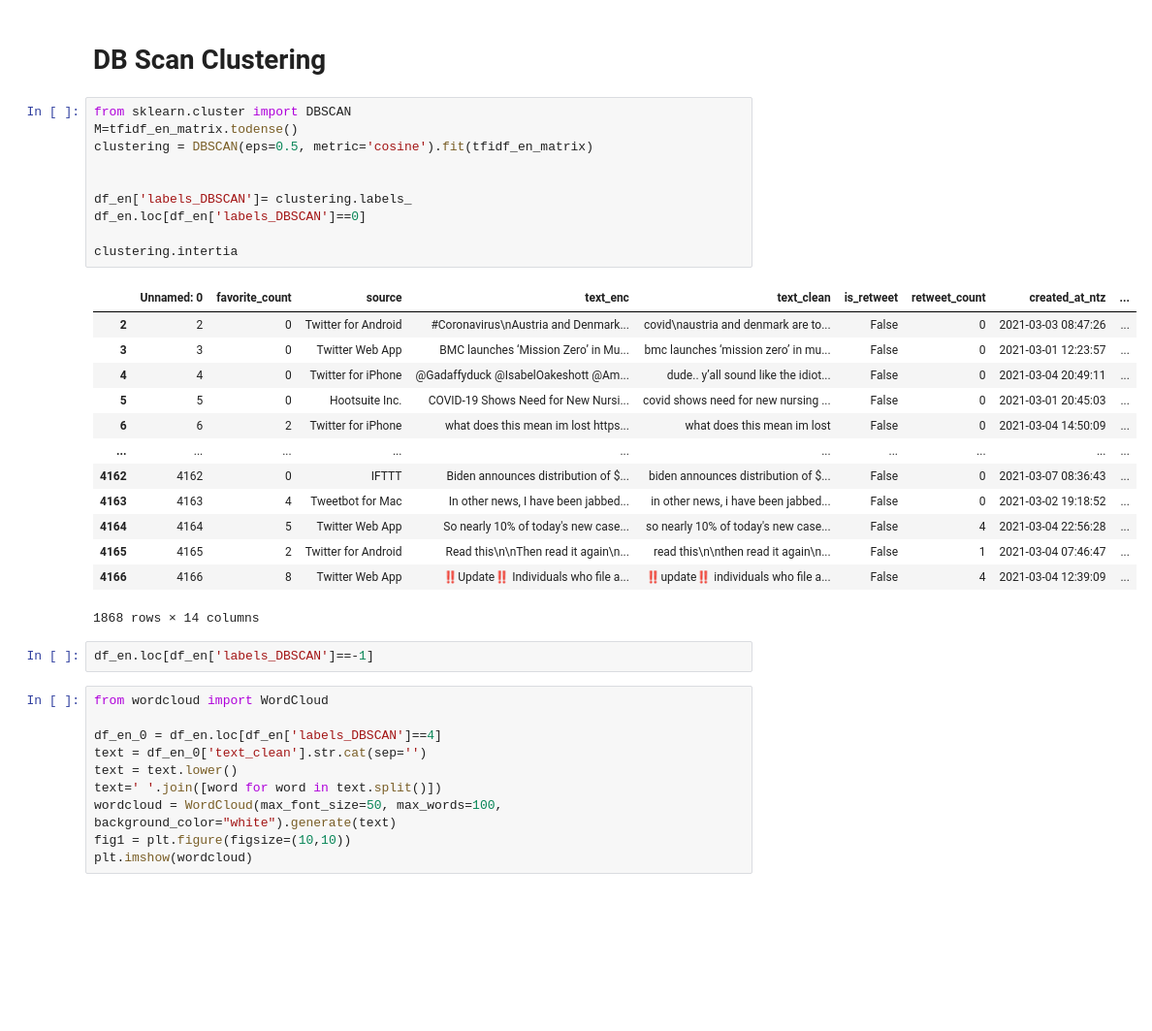
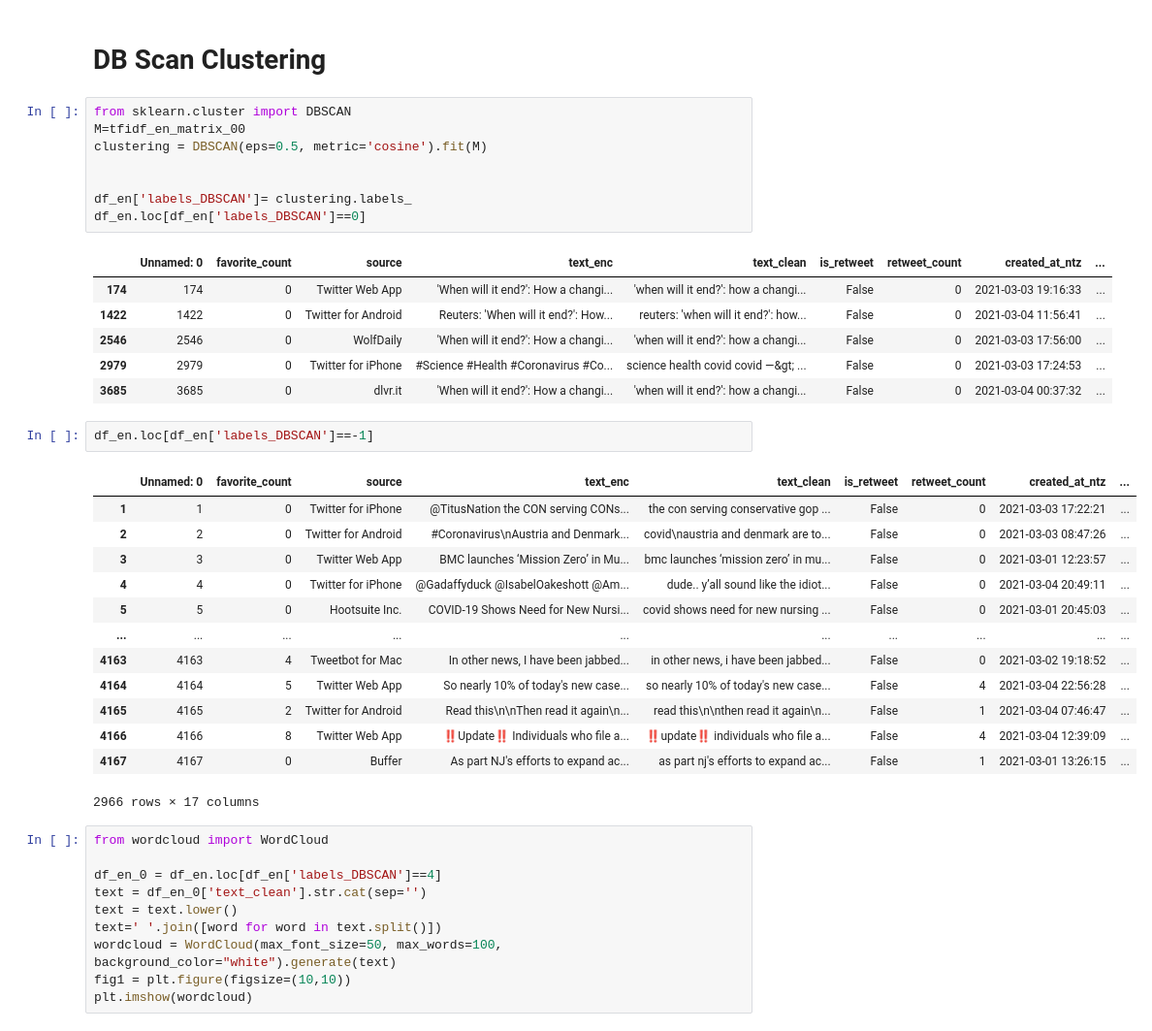
Before and after one commit to giulionenna/Progetto_BI2021, a Jupyter notebook: Mining_notebook.ipynb, the cells around one changed output. Shown at 97% size. Saved outputs shown, nothing was run; the diff lists cells and outputs as text; blank space fills up the shorter version.

```diff
--- a/Mining_notebook.ipynb
+++ b/Mining_notebook.ipynb
@@ -681,30 +702,35 @@ array([0, 0, 0, 0, 0, 0, 0, 0, 0, 0, 0, 0, 0, 0, 0, 0, 0, 0, 0, 0, 0, 0,
 # DB Scan Clustering
 # %%
 from sklearn.cluster import DBSCAN
-M=tfidf_en_matrix.todense()
-clustering = DBSCAN(eps=0.5, metric='cosine').fit(tfidf_en_matrix)
+M=tfidf_en_matrix_00
+clustering = DBSCAN(eps=0.5, metric='cosine').fit(M)
 
 
 df_en['labels_DBSCAN']= clustering.labels_
 df_en.loc[df_en['labels_DBSCAN']==0]
-
-clustering.intertia
 # %% [output]
 |  | Unnamed: 0 | favorite_count | source | text_enc | text_clean | is_retweet | retweet_count | created_at_ntz | ... |
-| 2 | 2 | 0 | Twitter for Android | #Coronavirus\nAustria and Denmark... | covid\naustria and denmark are to... | False | 0 | 2021-03-03 08:47:26 | ... |
-| 3 | 3 | 0 | Twitter Web App | BMC launches ‘Mission Zero’ in Mu... | bmc launches ‘mission zero’ in mu... | False | 0 | 2021-03-01 12:23:57 | ... |
-| 4 | 4 | 0 | Twitter for iPhone | @Gadaffyduck @IsabelOakeshott @Am... | dude.. y’all sound like the idiot... | False | 0 | 2021-03-04 20:49:11 | ... |
-| 5 | 5 | 0 | Hootsuite Inc. | COVID-19 Shows Need for New Nursi... | covid shows need for new nursing ... | False | 0 | 2021-03-01 20:45:03 | ... |
-| 6 | 6 | 2 | Twitter for iPhone | what does this mean im lost https... | what does this mean im lost | False | 0 | 2021-03-04 14:50:09 | ... |
-| ... | ... | ... | ... | ... | ... | ... | ... | ... | ... |
-| 4162 | 4162 | 0 | IFTTT | Biden announces distribution of $... | biden announces distribution of $... | False | 0 | 2021-03-07 08:36:43 | ... |
-| 4163 | 4163 | 4 | Tweetbot for Mac | In other news, I have been jabbed... | in other news, i have been jabbed... | False | 0 | 2021-03-02 19:18:52 | ... |
-| 4164 | 4164 | 5 | Twitter Web App | So nearly 10% of today's new case... | so nearly 10% of today's new case... | False | 4 | 2021-03-04 22:56:28 | ... |
-| 4165 | 4165 | 2 | Twitter for Android | Read this\n\nThen read it again\n... | read this\n\nthen read it again\n... | False | 1 | 2021-03-04 07:46:47 | ... |
-| 4166 | 4166 | 8 | Twitter Web App | ‼️Update‼️ Individuals who file a... | ‼️update‼️ individuals who file a... | False | 4 | 2021-03-04 12:39:09 | ... |
+| 174 | 174 | 0 | Twitter Web App | 'When will it end?': How a changi... | 'when will it end?': how a changi... | False | 0 | 2021-03-03 19:16:33 | ... |
+| 1422 | 1422 | 0 | Twitter for Android | Reuters: 'When will it end?': How... | reuters: 'when will it end?': how... | False | 0 | 2021-03-04 11:56:41 | ... |
+| 2546 | 2546 | 0 | WolfDaily | 'When will it end?': How a changi... | 'when will it end?': how a changi... | False | 0 | 2021-03-03 17:56:00 | ... |
+| 2979 | 2979 | 0 | Twitter for iPhone | #Science #Health #Coronavirus #Co... | science health covid covid —&gt; ... | False | 0 | 2021-03-03 17:24:53 | ... |
+| 3685 | 3685 | 0 | dlvr.it | 'When will it end?': How a changi... | 'when will it end?': how a changi... | False | 0 | 2021-03-04 00:37:32 | ... |
-1868 rows × 14 columns
 # %%
 df_en.loc[df_en['labels_DBSCAN']==-1]
+# %% [output]
+|  | Unnamed: 0 | favorite_count | source | text_enc | text_clean | is_retweet | retweet_count | created_at_ntz | ... |
+| 1 | 1 | 0 | Twitter for iPhone | @TitusNation the CON serving CONs... | the con serving conservative gop ... | False | 0 | 2021-03-03 17:22:21 | ... |
+| 2 | 2 | 0 | Twitter for Android | #Coronavirus\nAustria and Denmark... | covid\naustria and denmark are to... | False | 0 | 2021-03-03 08:47:26 | ... |
+| 3 | 3 | 0 | Twitter Web App | BMC launches ‘Mission Zero’ in Mu... | bmc launches ‘mission zero’ in mu... | False | 0 | 2021-03-01 12:23:57 | ... |
+| 4 | 4 | 0 | Twitter for iPhone | @Gadaffyduck @IsabelOakeshott @Am... | dude.. y’all sound like the idiot... | False | 0 | 2021-03-04 20:49:11 | ... |
+| 5 | 5 | 0 | Hootsuite Inc. | COVID-19 Shows Need for New Nursi... | covid shows need for new nursing ... | False | 0 | 2021-03-01 20:45:03 | ... |
+| ... | ... | ... | ... | ... | ... | ... | ... | ... | ... |
+| 4163 | 4163 | 4 | Tweetbot for Mac | In other news, I have been jabbed... | in other news, i have been jabbed... | False | 0 | 2021-03-02 19:18:52 | ... |
+| 4164 | 4164 | 5 | Twitter Web App | So nearly 10% of today's new case... | so nearly 10% of today's new case... | False | 4 | 2021-03-04 22:56:28 | ... |
+| 4165 | 4165 | 2 | Twitter for Android | Read this\n\nThen read it again\n... | read this\n\nthen read it again\n... | False | 1 | 2021-03-04 07:46:47 | ... |
+| 4166 | 4166 | 8 | Twitter Web App | ‼️Update‼️ Individuals who file a... | ‼️update‼️ individuals who file a... | False | 4 | 2021-03-04 12:39:09 | ... |
+| 4167 | 4167 | 0 | Buffer | As part NJ's efforts to expand ac... | as part nj's efforts to expand ac... | False | 1 | 2021-03-01 13:26:15 | ... |
+2966 rows × 17 columns
 # %%
 from wordcloud import WordCloud
 
```
Also changed, not shown: parts of 11 cells of this notebook, 2 other files.
